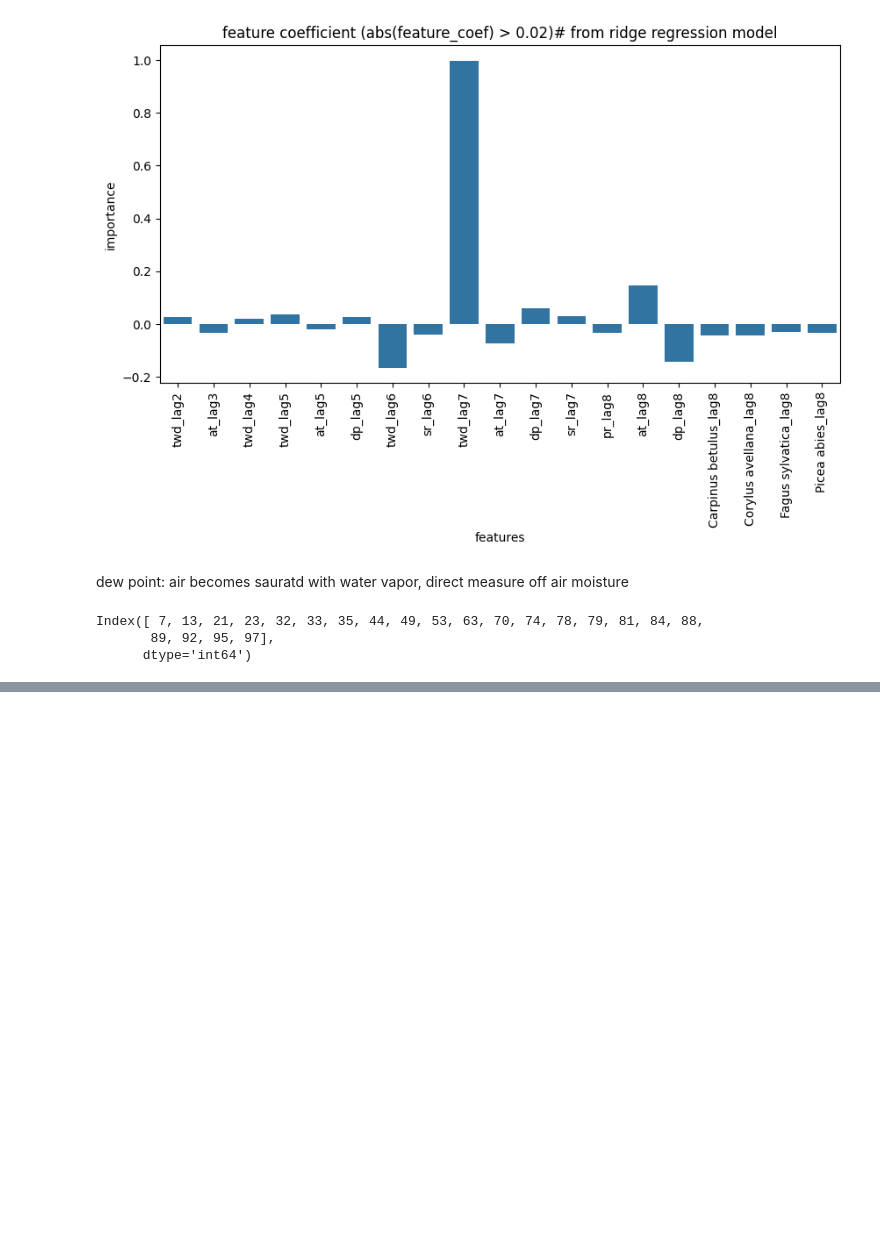
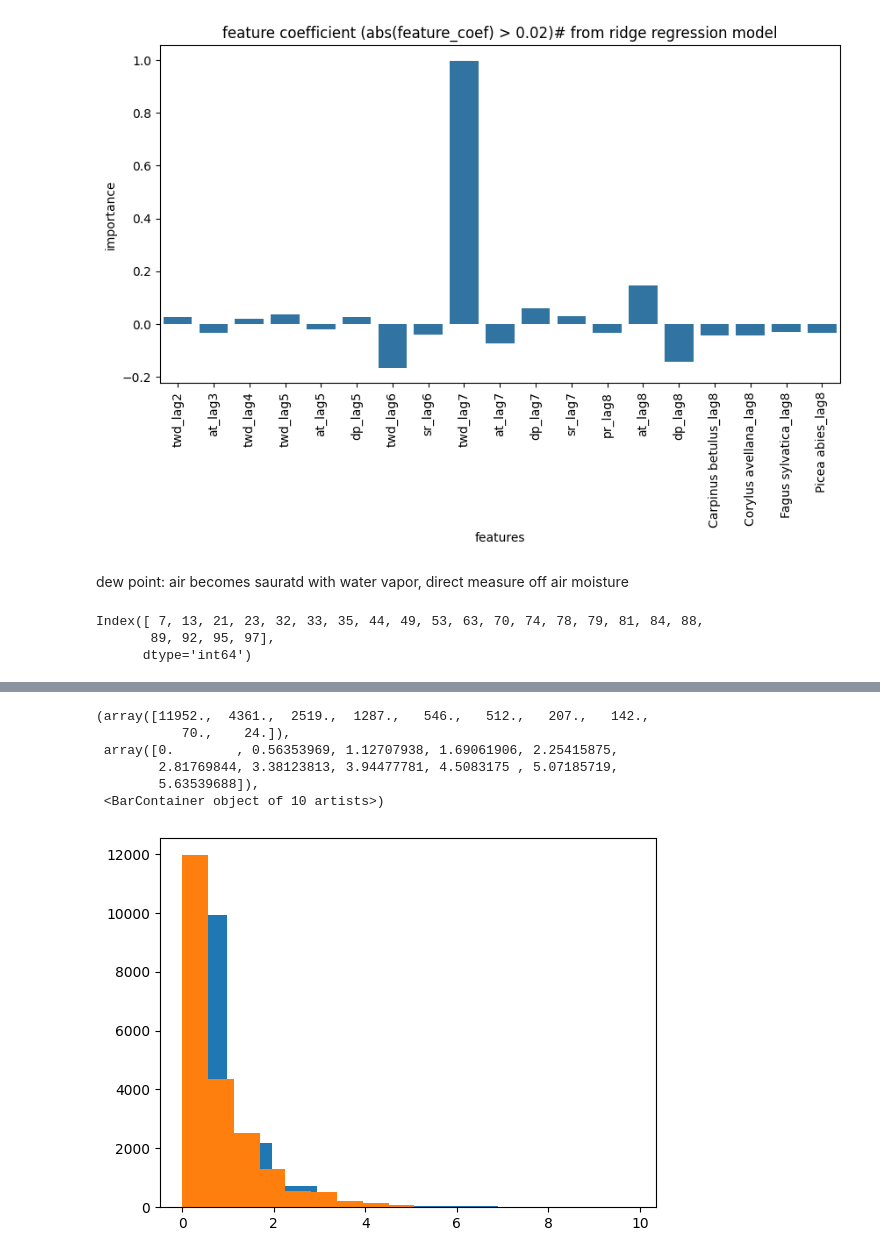
Before and after one commit to PinaColadast/eth-capstone-treewater-deficit, a Jupyter notebook: 02_ridge_non_at_and_at.ipynb, the cells around one changed output, grey strips where cells are left out. Drawn from its saved outputs; the diff is of its cells as text; code cells hidden in the pictures; blank space fills up the shorter version.

Commit message:
test performance on test set

```diff
--- a/02_ridge_non_at_and_at.ipynb
+++ b/02_ridge_non_at_and_at.ipynb
@@ -143,10 +151,6 @@ Normalize certain colums:
 - pr	at	ws	dp	sr	lr	mch_elevation	site_longitude	site_latitude
 - if twd was treated as feature should we then standardize it when model is autoregressive?
 - should we normalize it before or after splitting by windows? - i guess really no harm either way
-# %%
-# create a dataframe with log2 transformed twd values
-df_series_features_log2 = df_series_features.copy()
-df_series_features_log2['twd'] = np.log2(1 + df_series_features_log2['twd'])
 # %%
 # Configure features
 config = FeatureConfig()
@@ -162,6 +166,11 @@ train_df_at, val_df_at, test_df_at = utils.create_training_test_set_optimized(
 
 train_df_at, val_df_at, test_df_at = utils.standardize_dataset(
     train_df_at, val_df_at, test_df_at
+)
+
+
+train_df_final_at, _, test_df_final_at = utils.standardize_dataset(
+    df_series_features_log2, val_df_at, df_series_features_log2_test
 )
 
 # Create windows
@@ -183,6 +192,23 @@ val_X_at, val_y_at = utils.spliting_windows_df(
     config=config
 )
 
+test_X_final_at, test_y_final_at = utils.spliting_windows_df(
+    test_df_final_at,
+    feature_window_size=lag_n,
+    label_window_size = 1,
+    autoregressive=True,
+    shift = 1,
+    config=config
+)
+
+train_X_final_at, train_y_final_at = utils.spliting_windows_df(
+    train_df_final_at,
+    feature_window_size=lag_n,
+    label_window_size = 1,
+    autoregressive=True,
+    shift = 1,
+    config=config
+)
 # non-autoregressive
 
 train_df, val_df, test_df = utils.create_training_test_set_optimized(
@@ -555,0 +585,3 @@ Index([ 7, 13, 21, 23, 32, 33, 35, 44, 49, 53, 63, 70, 74, 78, 79, 81, 84, 88,
+# %%
+rgr_at_final = RidgeCV(alphas=[1e-3, 1e-2, 1e-1, 1, 2, 5]).fit(train_X_final_at, train_y_final_at)
+rgr_at_final.score(train_X_final_at, train_y_final_at)
@@ -555,0 +606,14 @@ Index([ 7, 13, 21, 23, 32, 33, 35, 44, 49, 53, 63, 70, 74, 78, 79, 81, 84, 88,
+# %%
+test_y_pred_final_at,  test_y_final_at= utils.compute_recursive_predictions_fast(rgr_at_final, test_df_final_at, feature_window_size=lag_n,
+                                                              tensor = False)
+# %%
+plt.hist(np.power(2, test_y_final_at)-1)
+plt.hist(np.power(2, train_y_final_at)-1)
+# %% [output]
+(array([11952.,  4361.,  2519.,  1287.,   546.,   512.,   207.,   142.,
+           70.,    24.]),
+ array([0.        , 0.56353969, 1.12707938, 1.69061906, 2.25415875,
+        2.81769844, 3.38123813, 3.94477781, 4.5083175 , 5.07185719,
+        5.63539688]),
+ <BarContainer object of 10 artists>)
+[figure, added]
```
Also changed, not shown: parts of 10 cells of this notebook, 2 other files.
